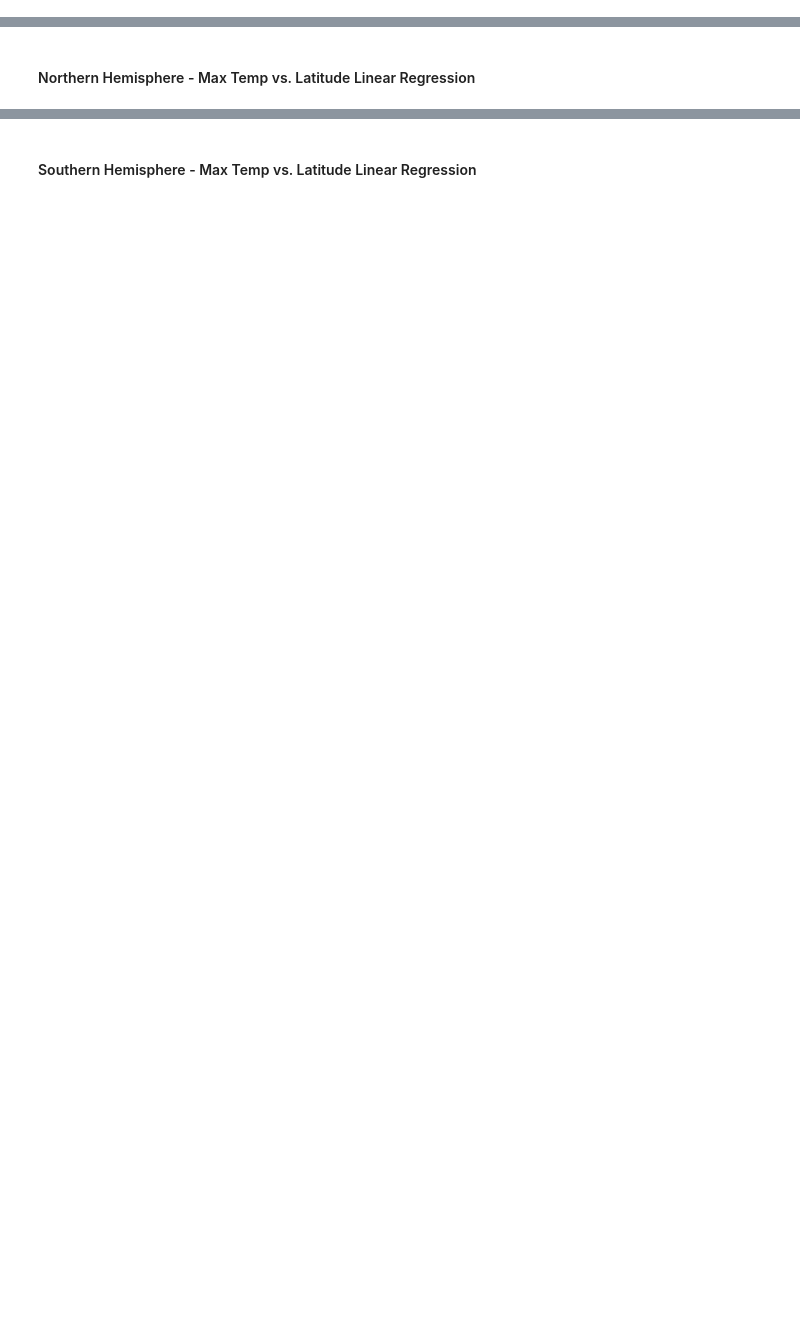
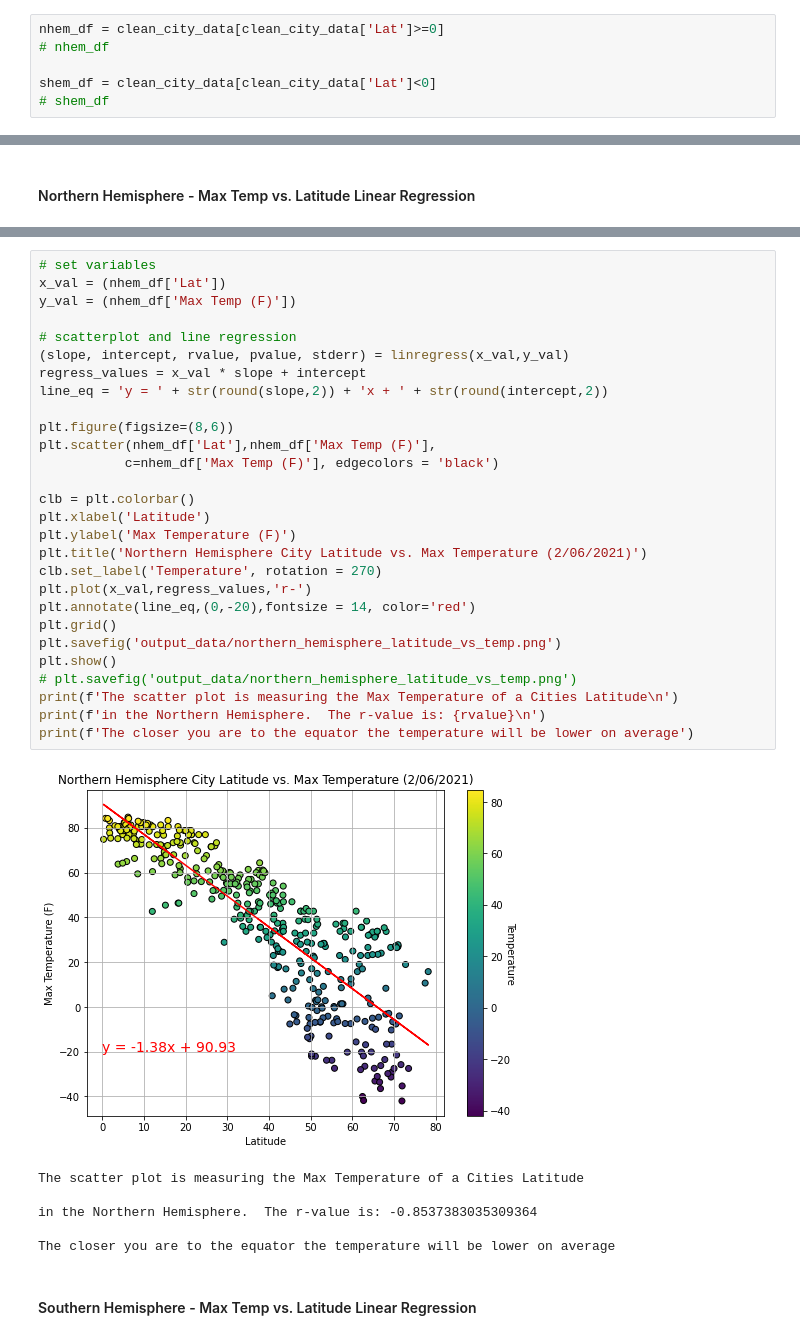
Before and after one commit to Ryan-Essss/python-api-challenge, a Jupyter notebook: WeatherPy/WeatherPy.ipynb, the cells around one changed output, grey strips where cells are left out. Drawn from its saved outputs; the diff is of its cells as text; blank space fills up the shorter version.

```diff
--- a/WeatherPy/WeatherPy.ipynb
+++ b/WeatherPy/WeatherPy.ipynb
@@ -286,2 +310,8 @@ plt.savefig('output_data/latitude_vs_wind_speed.png')
 # %% [markdown]
 ## Linear Regression
+# %%
+nhem_df = clean_city_data[clean_city_data['Lat']>=0]
+# nhem_df
+
+shem_df = clean_city_data[clean_city_data['Lat']<0]
+# shem_df
@@ -294,2 +334,37 @@ The r-value is: 0.46937863826630627
+# %%
+# set variables
+x_val = (nhem_df['Lat'])
+y_val = (nhem_df['Max Temp (F)'])
+
+# scatterplot and line regression
+(slope, intercept, rvalue, pvalue, stderr) = linregress(x_val,y_val)
+regress_values = x_val * slope + intercept
+line_eq = 'y = ' + str(round(slope,2)) + 'x + ' + str(round(intercept,2))
+
+plt.figure(figsize=(8,6))
+plt.scatter(nhem_df['Lat'],nhem_df['Max Temp (F)'],
+           c=nhem_df['Max Temp (F)'], edgecolors = 'black')
+
+clb = plt.colorbar()
+plt.xlabel('Latitude')
+plt.ylabel('Max Temperature (F)')
+plt.title('Northern Hemisphere City Latitude vs. Max Temperature (2/06/2021)')
+clb.set_label('Temperature', rotation = 270)
+plt.plot(x_val,regress_values,'r-')
+plt.annotate(line_eq,(0,-20),fontsize = 14, color='red')
+plt.grid()
+plt.savefig('output_data/northern_hemisphere_latitude_vs_temp.png')
+plt.show()
+# plt.savefig('output_data/northern_hemisphere_latitude_vs_temp.png')
+print(f'The scatter plot is measuring the Max Temperature of a Cities Latitude\n')
+print(f'in the Northern Hemisphere.  The r-value is: {rvalue}\n')
+print(f'The closer you are to the equator the temperature will be lower on average')
+# %% [output]
+[figure, added]
+The scatter plot is measuring the Max Temperature of a Cities Latitude
+
+in the Northern Hemisphere.  The r-value is: -0.8537383035309364
+
+The closer you are to the equator the temperature will be lower on average
 # %% [markdown]
 ####  Southern Hemisphere - Max Temp vs. Latitude Linear Regression
```
Also changed, not shown: parts of 23 cells of this notebook, 12 other files.
